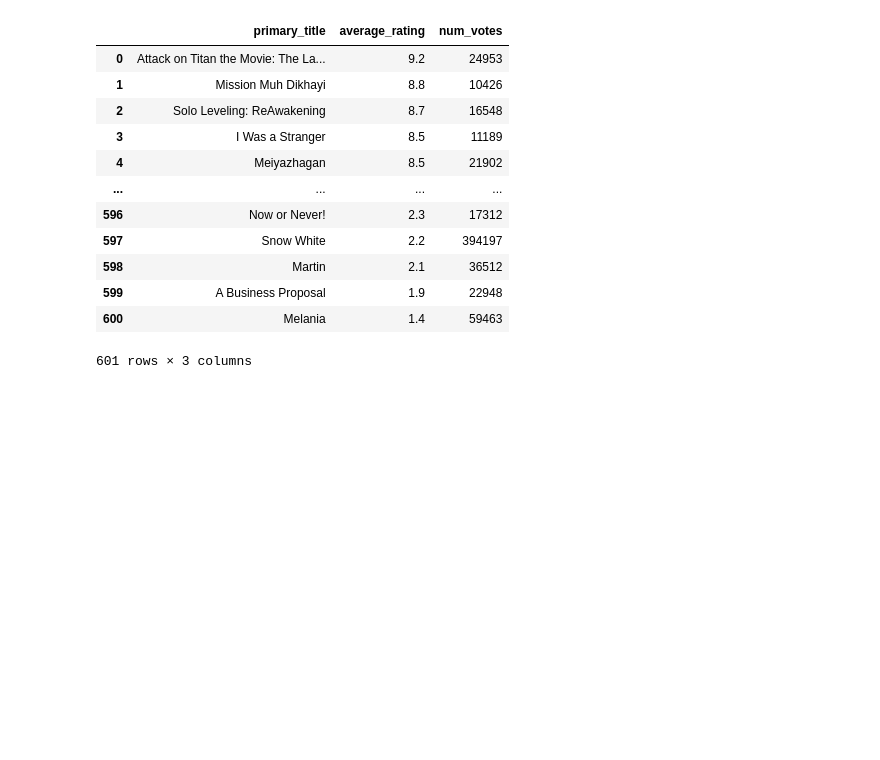
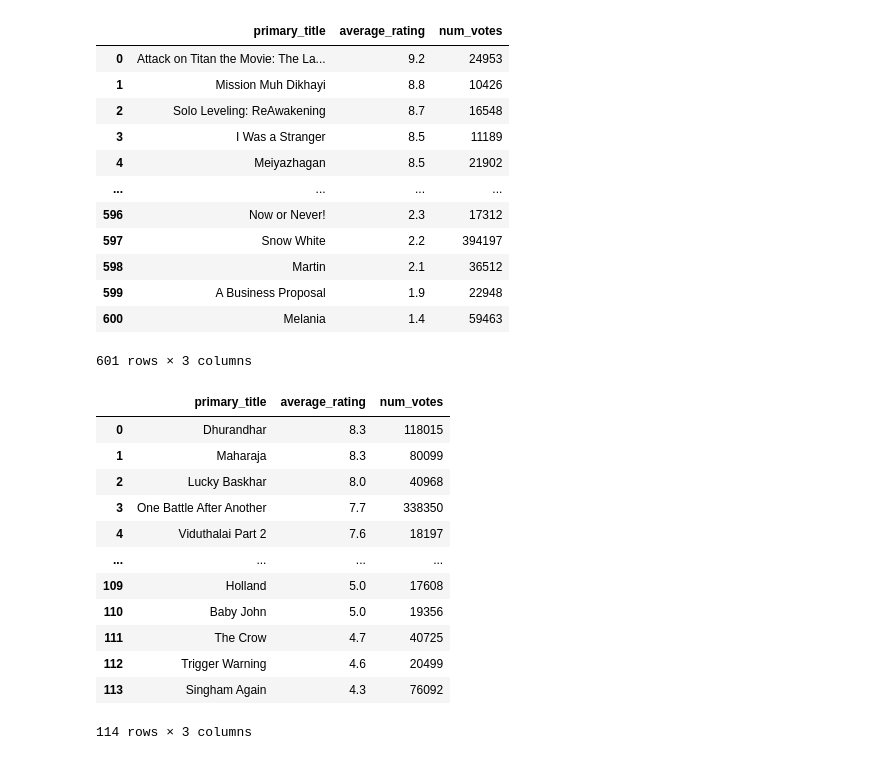
Before and after one commit to everestso/everestso, a Jupyter notebook: c126s26_Queries2.ipynb, the cells around one changed output. Drawn from its saved outputs; the diff is of its cells as text; code cells hidden in the pictures; blank space fills up the shorter version.

```diff
--- a/c126s26_Queries2.ipynb
+++ b/c126s26_Queries2.ipynb
@@ -273,3 +346,25 @@ display(result)
 | 599 | A Business Proposal | 1.9 | 22948 |
 | 600 | Melania | 1.4 | 59463 |
 601 rows × 3 columns
+# %%
+result = pd.read_sql_query(text("""
+  SELECT primary_title, average_rating, num_votes
+  FROM imdb_title_basics_movies_2024p join imdb_title_ratings using (tconst)
+  WHERE num_votes > 10000 and genres LIKE '%Crime%'
+  order by average_rating DESC;
+"""), NEON_CON_IMDB)
+display(result)
+# %% [output]
+|  | primary_title | average_rating | num_votes |
+| 0 | Dhurandhar | 8.3 | 118015 |
+| 1 | Maharaja | 8.3 | 80099 |
+| 2 | Lucky Baskhar | 8.0 | 40968 |
+| 3 | One Battle After Another | 7.7 | 338350 |
+| 4 | Viduthalai Part 2 | 7.6 | 18197 |
+| ... | ... | ... | ... |
+| 109 | Holland | 5.0 | 17608 |
+| 110 | Baby John | 5.0 | 19356 |
+| 111 | The Crow | 4.7 | 40725 |
+| 112 | Trigger Warning | 4.6 | 20499 |
+| 113 | Singham Again | 4.3 | 76092 |
+114 rows × 3 columns
```
Also changed, not shown: parts of 2 cells of this notebook.
